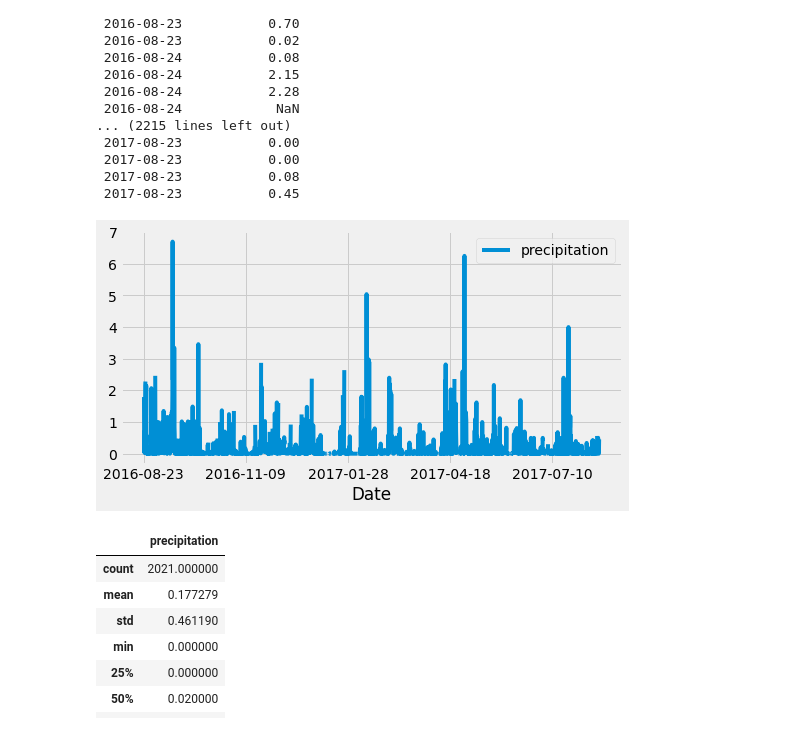
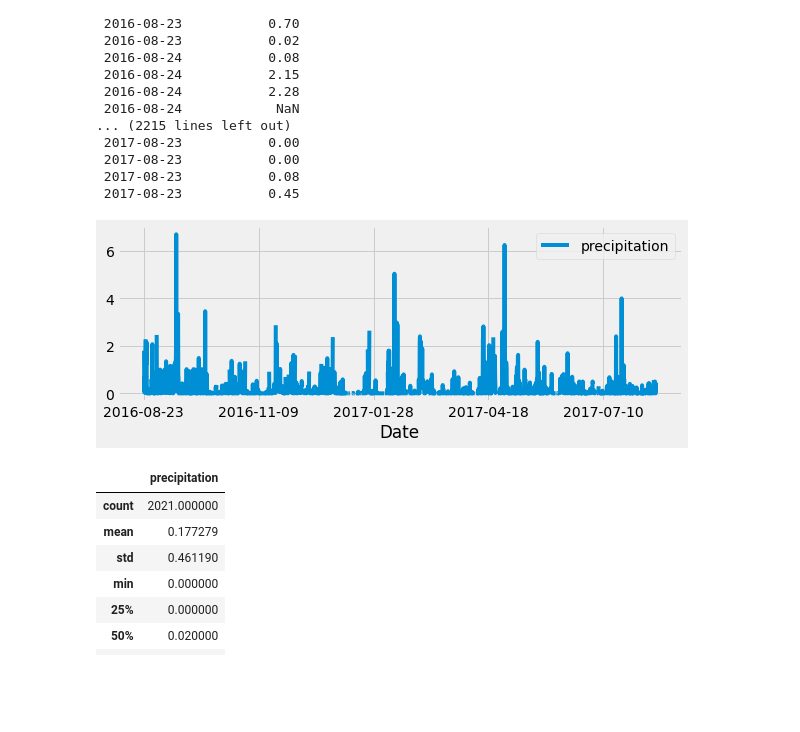
Before and after one commit to larrydodson/surfs_up, a Jupyter notebook: climate_analysis.ipynb, the cells around one changed output. Drawn from its saved outputs; the diff is of its cells as text; code cells hidden in the pictures; blank space fills up the shorter version.

```diff
--- a/climate_analysis.ipynb
+++ b/climate_analysis.ipynb
@@ -104,12 +104,11 @@ print(df.to_string(index=False))
  2017-08-23           0.45
 # %%
 # Sect 9.2.4. Use Pandas Plotting with Matplotlib to plot the data
-df.plot(figsize=(8, 4))
+df.plot(figsize=(9, 3))
 plt.xlabel("Date")
-#plt.subplots(figsize=(10, 6))
 plt.grid(True)
 # %% [output]
-[figure, old version]
+[figure, new version]
 # %%
 # Sect 9.2.5. Use Pandas to calcualte the summary statistics for the precipitation data
 df.describe()
```
Also changed, not shown: parts of 8 cells of this notebook.
